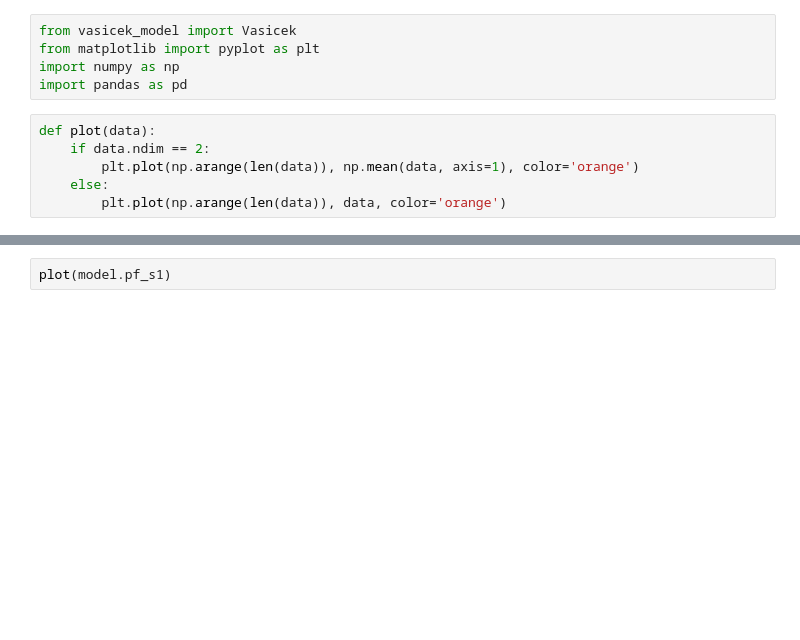
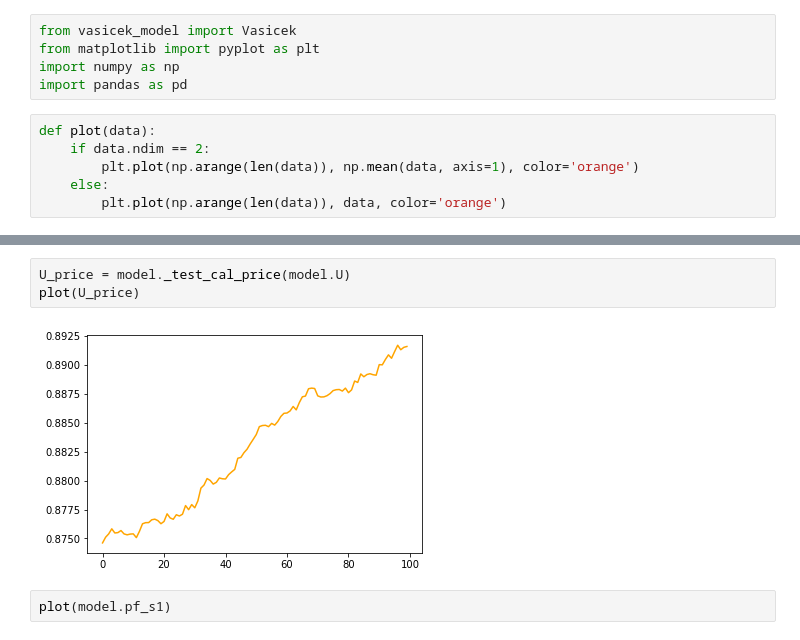
Before and after one commit to Molin-L/Vasicek, a Jupyter notebook: visulazation.ipynb, the cells around one changed output, grey strips where cells are left out. Saved outputs shown, nothing was run; the diff lists cells and outputs as text; blank space fills up the shorter version.

```diff
--- a/visulazation.ipynb
+++ b/visulazation.ipynb
@@ -60,3 +62,8 @@ print(np.mean(model.quant_s_gamma))
+# %%
+U_price = model._test_cal_price(model.U)
+plot(U_price)
+# %% [output]
+[figure, added]
 # %%
 plot(model.pf_s1)
 # %% [output]
```
Also changed, not shown: parts of 4 cells of this notebook, 8 other files.
